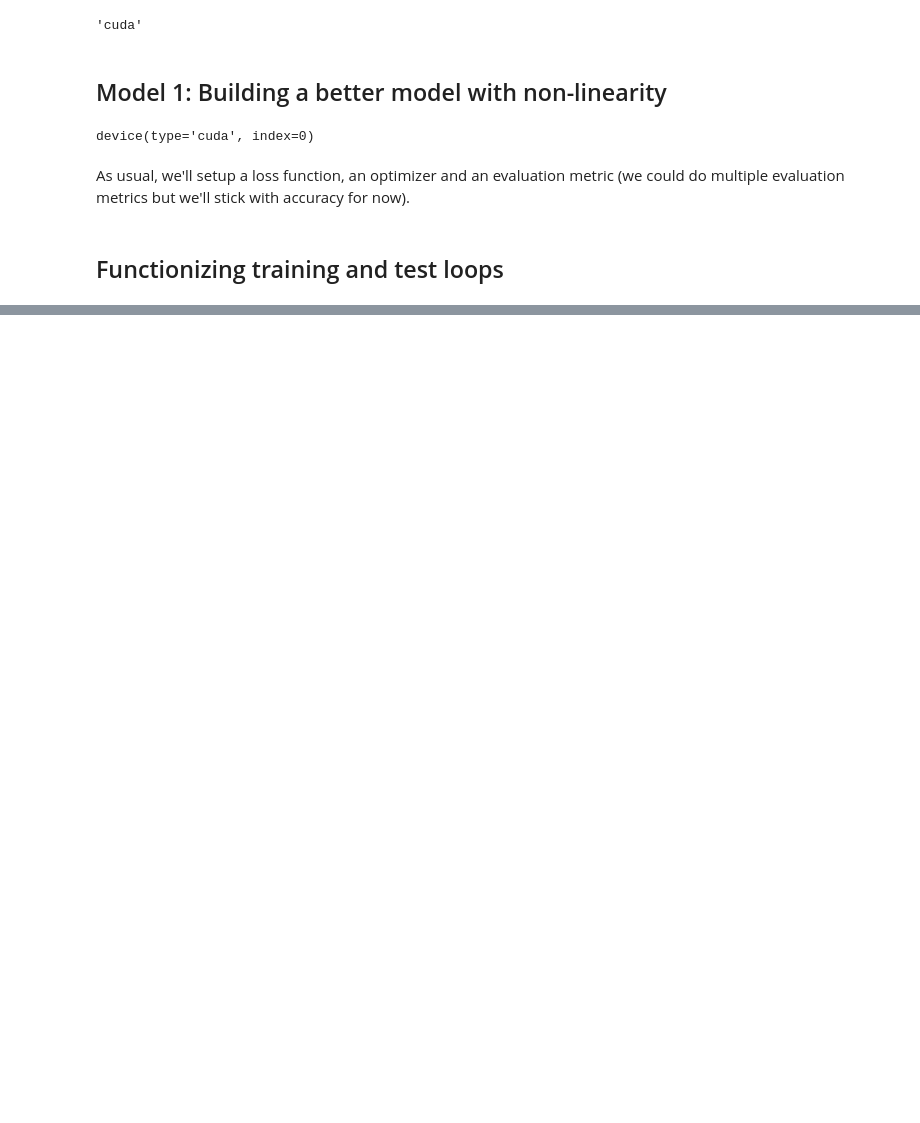
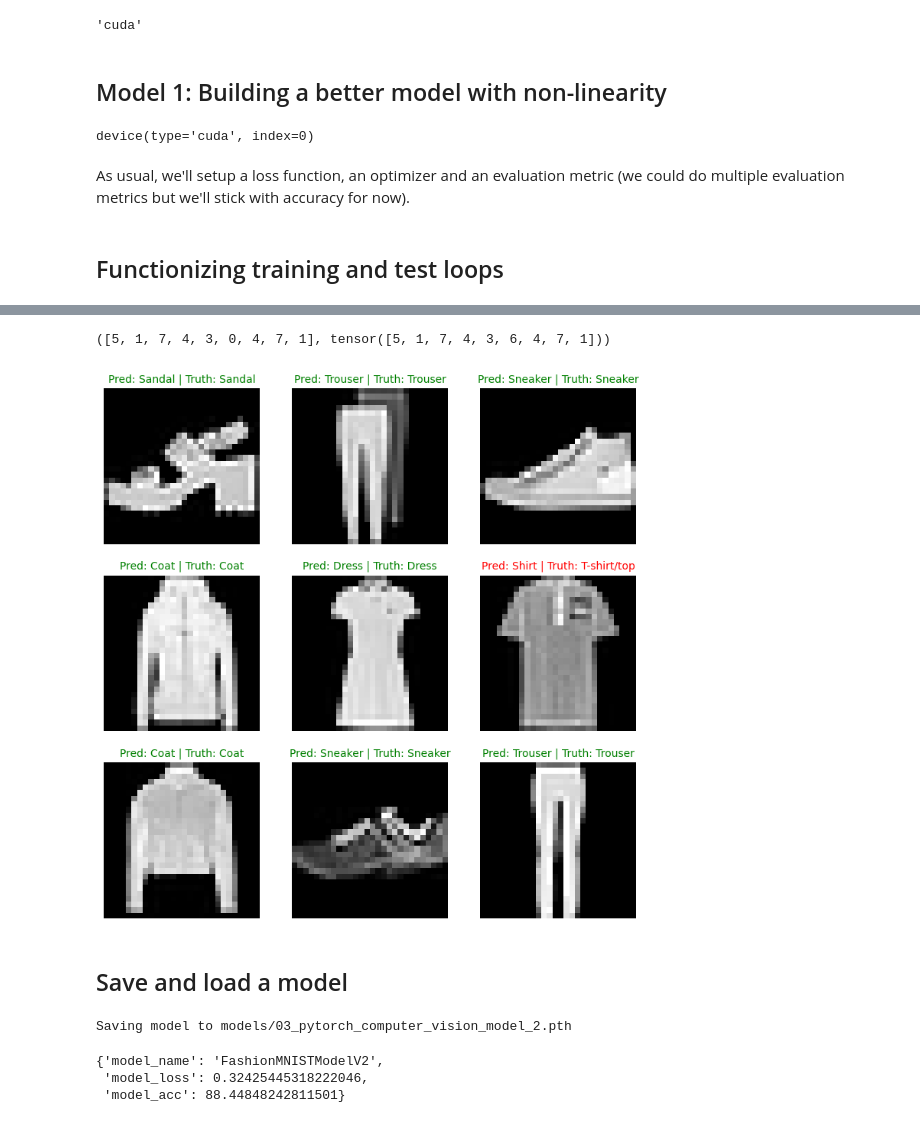
Before and after one commit to trnq-eu/learnpytorch, a Jupyter notebook: 03_computer_vision.ipynb, the cells around one changed output, grey strips where cells are left out. Saved outputs shown, nothing was run; the diff lists cells and outputs as text; code cells hidden in the pictures; blank space fills up the shorter version.

```diff
--- a/03_computer_vision.ipynb
+++ b/03_computer_vision.ipynb
@@ -475,0 +1077,34 @@ optimizer = torch.optim.SGD(params=model_1.parameters(), lr=0.1)
+# %%
+# Are our predictions in the same form as our test labels?
+test_labels, pred_classes
+# %% [output]
+([5, 1, 7, 4, 3, 0, 4, 7, 1], tensor([5, 1, 7, 4, 3, 6, 4, 7, 1]))
+# %%
+# Plot predictions
+plt.figure(figsize=(9, 9))
+nrows = 3
+ncols = 3
+for i, sample in enumerate(test_samples):
+  # Create a subplot
+  plt.subplot(nrows, ncols, i+1)
+
+  # Plot the target image
+  plt.imshow(sample.squeeze(), cmap="gray")
+
+  # Find the prediction label (in text form, e.g. "Sandal")
+  pred_label = class_names[pred_classes[i]]
+
+  # Get the truth label (in text form, e.g. "T-shirt")
+  truth_label = class_names[test_labels[i]]
+
+  # Create the title text of the plot
+  title_text = f"Pred: {pred_label} | Truth: {truth_label}"
+
+  # Check for equality and change title colour accordingly
+  if pred_label == truth_label:
+      plt.title(title_text, fontsize=10, c="g") # green text if correct
+  else:
+      plt.title(title_text, fontsize=10, c="r") # red text if wrong
+  plt.axis(False);
+# %% [output]
+[figure, added]
@@ -475,0 +1129,19 @@ optimizer = torch.optim.SGD(params=model_1.parameters(), lr=0.1)
+# %% [markdown]
+## Save and load a model
+# %%
+from pathlib import Path
+
+# Create models directory (if it doesn't already exist), see: https://docs.python.org/3/library/pathlib.html#pathlib.Path.mkdir
+MODEL_PATH = Path("models")
+MODEL_PATH.mkdir(parents=True, # crea parent dir se serve
+                 exist_ok=True) # se la dir esiste già non da errore
+
+MODEL_NAME = "03_pytorch_computer_vision_model_2.pth"
+MODEL_SAVE_PATH = MODEL_PATH / MODEL_NAME
+
+# Save the model state dict
+print(f"Saving model to {MODEL_SAVE_PATH}")
+torch.save(model_2.state_dict(),
+           f=MODEL_SAVE_PATH)
+# %% [output]
+Saving model to models/03_pytorch_computer_vision_model_2.pth
@@ -475,0 +1160,16 @@ optimizer = torch.optim.SGD(params=model_1.parameters(), lr=0.1)
+# %%
+# Evaluate loaded model
+torch.manual_seed(42)
+
+loaded_model_2_results = eval_model(
+    model=loaded_model_2,
+    data_loader=test_dataloader,
+    loss_fn=loss_fn,
+    accuracy_fn=accuracy_fn
+)
+
+loaded_model_2_results
+# %% [output]
+{'model_name': 'FashionMNISTModelV2',
+ 'model_loss': 0.32425445318222046,
+ 'model_acc': 88.44848242811501}
```
Also changed, not shown: parts of 43 cells of this notebook.
